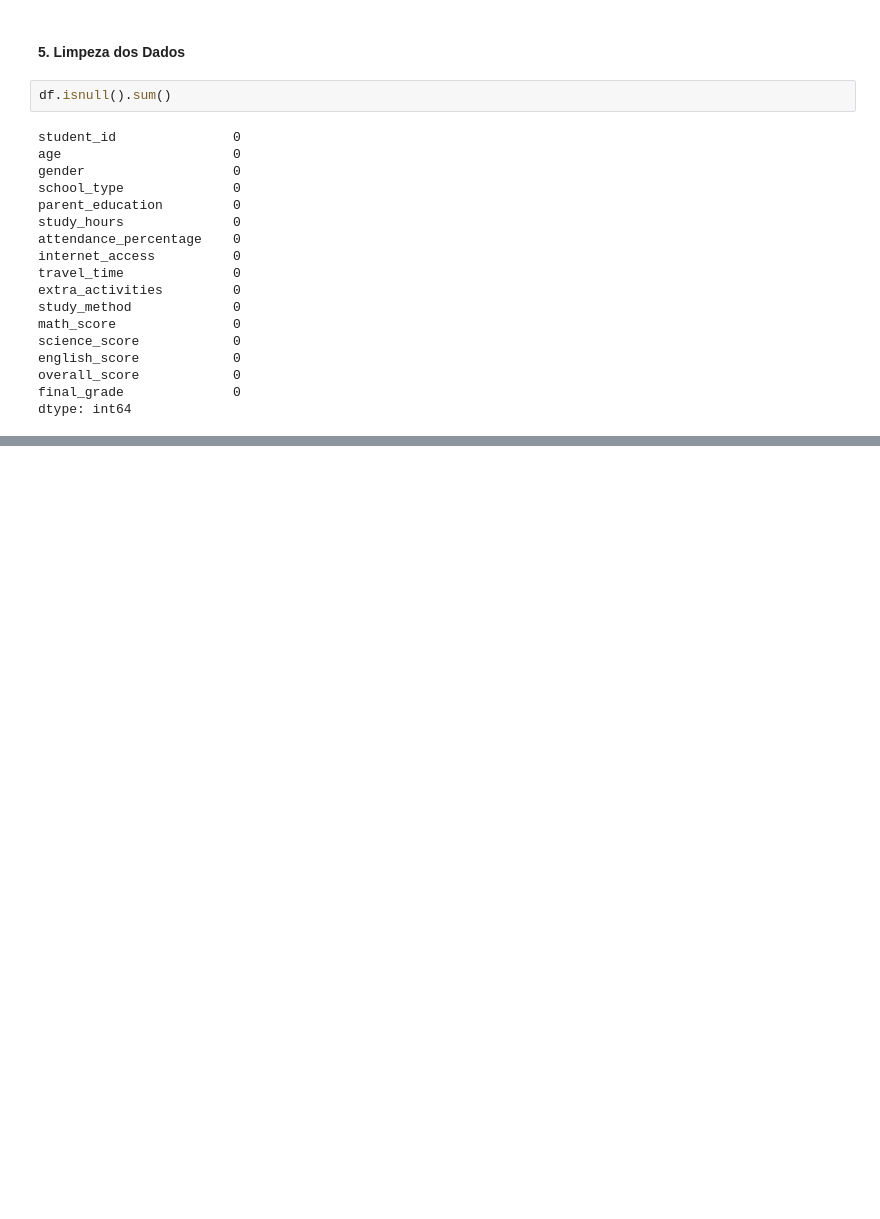
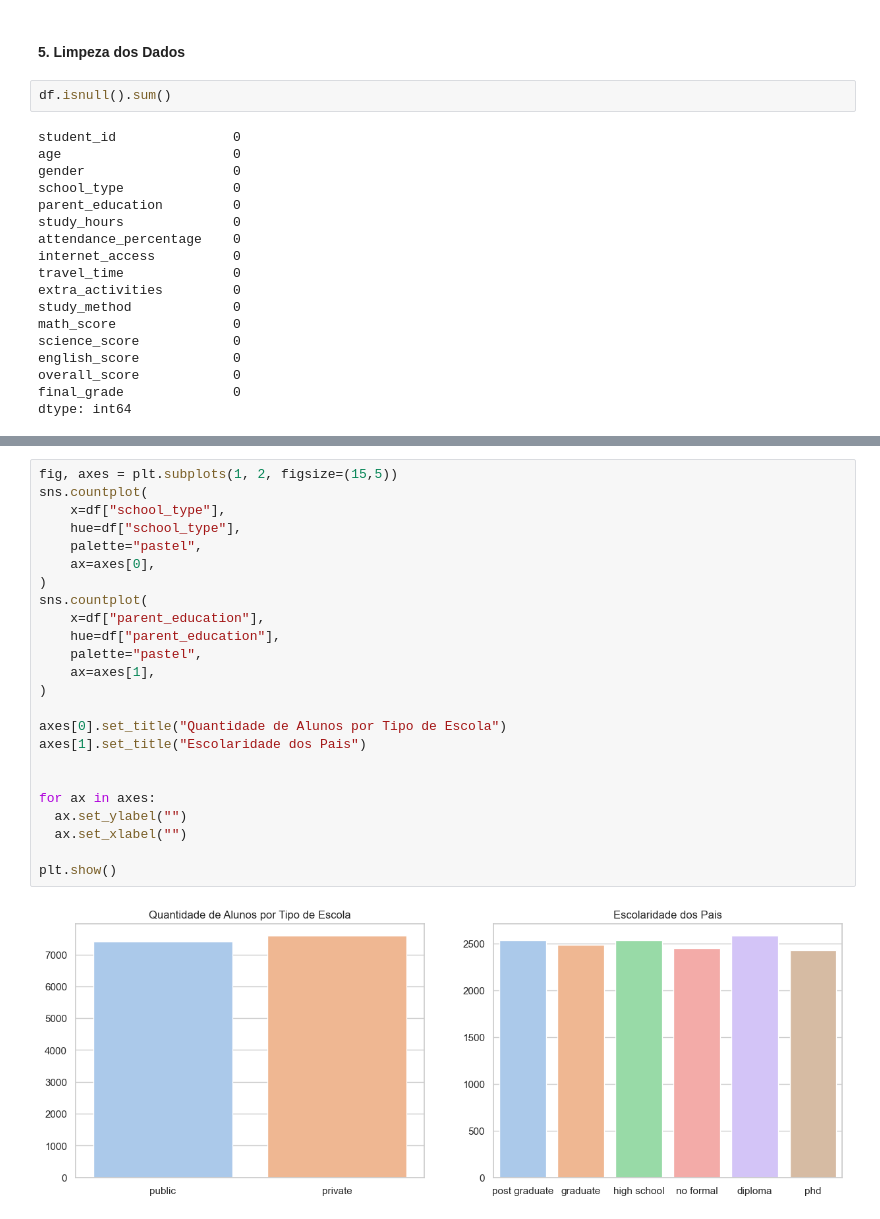
Before and after one commit to Cristhian-Selbach/analise-exploratoria-performance-estudantes, a Jupyter notebook: main.ipynb, the cells around one changed output, grey strips where cells are left out. Drawn from its saved outputs; the diff is of its cells as text; blank space fills up the shorter version.

```diff
--- a/main.ipynb
+++ b/main.ipynb
@@ -85,0 +174,26 @@ dtype: int64
+# %%
+fig, axes = plt.subplots(1, 2, figsize=(15,5))
+sns.countplot(
+    x=df["school_type"],
+    hue=df["school_type"],
+    palette="pastel",
+    ax=axes[0],
+)
+sns.countplot(
+    x=df["parent_education"],
+    hue=df["parent_education"],
+    palette="pastel",
+    ax=axes[1],
+)
+
+axes[0].set_title("Quantidade de Alunos por Tipo de Escola")
+axes[1].set_title("Escolaridade dos Pais")
+
+
+for ax in axes:
+  ax.set_ylabel("")
+  ax.set_xlabel("")
+
+plt.show()
+# %% [output]
+[figure, added]
```
Also changed, not shown: parts of 9 cells of this notebook.
